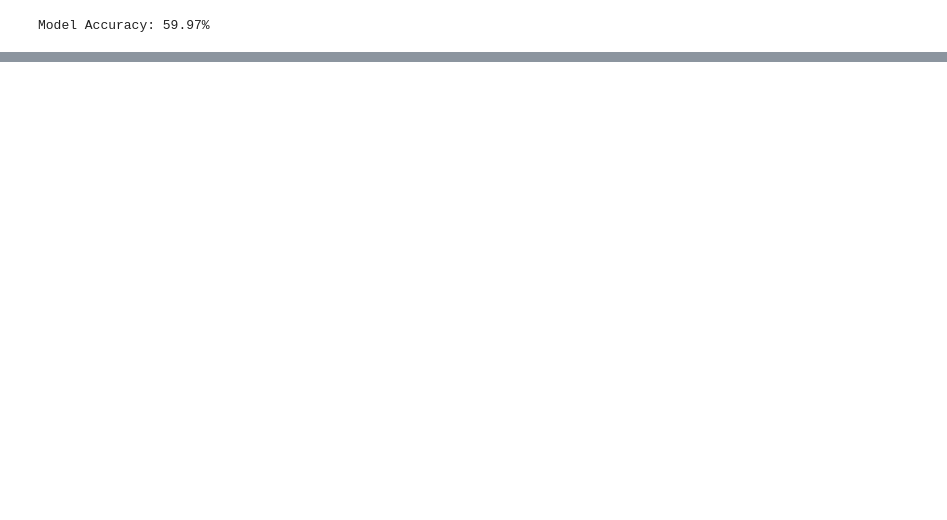
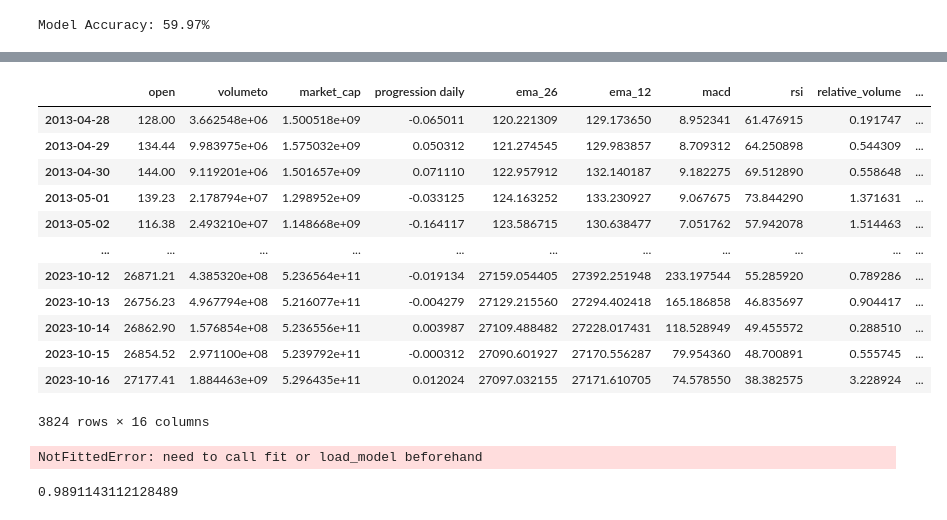
Before and after one commit to ThomasMeb/Alla2, a Jupyter notebook: tests.ipynb, the cells around one changed output, grey strips where cells are left out. Drawn from its saved outputs; the diff is of its cells as text; code cells hidden in the pictures; blank space fills up the shorter version.

```diff
--- a/tests.ipynb
+++ b/tests.ipynb
@@ -377,0 +514,35 @@ best_accuracy
+# %%
+X_train
+# %% [output]
+|  | open | volumeto | market_cap | progression daily | ema_26 | ema_12 | macd | rsi | relative_volume | ... |
+| 2013-04-28 | 128.00 | 3.662548e+06 | 1.500518e+09 | -0.065011 | 120.221309 | 129.173650 | 8.952341 | 61.476915 | 0.191747 | ... |
+| 2013-04-29 | 134.44 | 9.983975e+06 | 1.575032e+09 | 0.050312 | 121.274545 | 129.983857 | 8.709312 | 64.250898 | 0.544309 | ... |
+| 2013-04-30 | 144.00 | 9.119201e+06 | 1.501657e+09 | 0.071110 | 122.957912 | 132.140187 | 9.182275 | 69.512890 | 0.558648 | ... |
+| 2013-05-01 | 139.23 | 2.178794e+07 | 1.298952e+09 | -0.033125 | 124.163252 | 133.230927 | 9.067675 | 73.844290 | 1.371631 | ... |
+| 2013-05-02 | 116.38 | 2.493210e+07 | 1.148668e+09 | -0.164117 | 123.586715 | 130.638477 | 7.051762 | 57.942078 | 1.514463 | ... |
+| ... | ... | ... | ... | ... | ... | ... | ... | ... | ... | ... |
+| 2023-10-12 | 26871.21 | 4.385320e+08 | 5.236564e+11 | -0.019134 | 27159.054405 | 27392.251948 | 233.197544 | 55.285920 | 0.789286 | ... |
+| 2023-10-13 | 26756.23 | 4.967794e+08 | 5.216077e+11 | -0.004279 | 27129.215560 | 27294.402418 | 165.186858 | 46.835697 | 0.904417 | ... |
+| 2023-10-14 | 26862.90 | 1.576854e+08 | 5.236556e+11 | 0.003987 | 27109.488482 | 27228.017431 | 118.528949 | 49.455572 | 0.288510 | ... |
+| 2023-10-15 | 26854.52 | 2.971100e+08 | 5.239792e+11 | -0.000312 | 27090.601927 | 27170.556287 | 79.954360 | 48.700891 | 0.555745 | ... |
+| 2023-10-16 | 27177.41 | 1.884463e+09 | 5.296435e+11 | 0.012024 | 27097.032155 | 27171.610705 | 74.578550 | 38.382575 | 3.228924 | ... |
+3824 rows × 16 columns
+# %%
+import seaborn as sns
+
+#feature importance of xgboost
+feat_imp_xgb = pd.DataFrame({'importance': xgboost.feature_importances_})
+feat_imp_xgb['feature'] = X_train.columns
+feat_imp_xgb = feat_imp_xgb.sort_values(by='importance', ascending=False)
+
+plt.figure(figsize=(10, 10))
+sns.barplot(x='importance', y='feature', data=feat_imp_xgb)
+plt.title('Feature Importance of XGBoost')
+plt.tight_layout()
+plt.show()
+# %% [output]
+NotFittedError: need to call fit or load_model beforehand
+# %%
+train_model_proba_metric(data_crop, xgboost, features, target, window_size, n_days)
+# %% [output]
+0.9891143112128489
```
Also changed, not shown: parts of 29 cells of this notebook, 2 other files.
